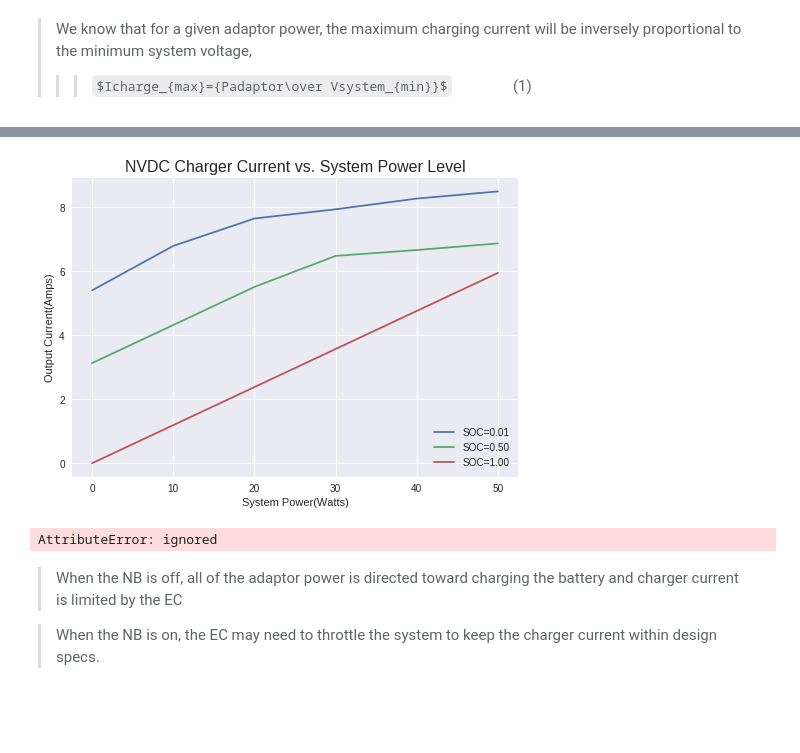
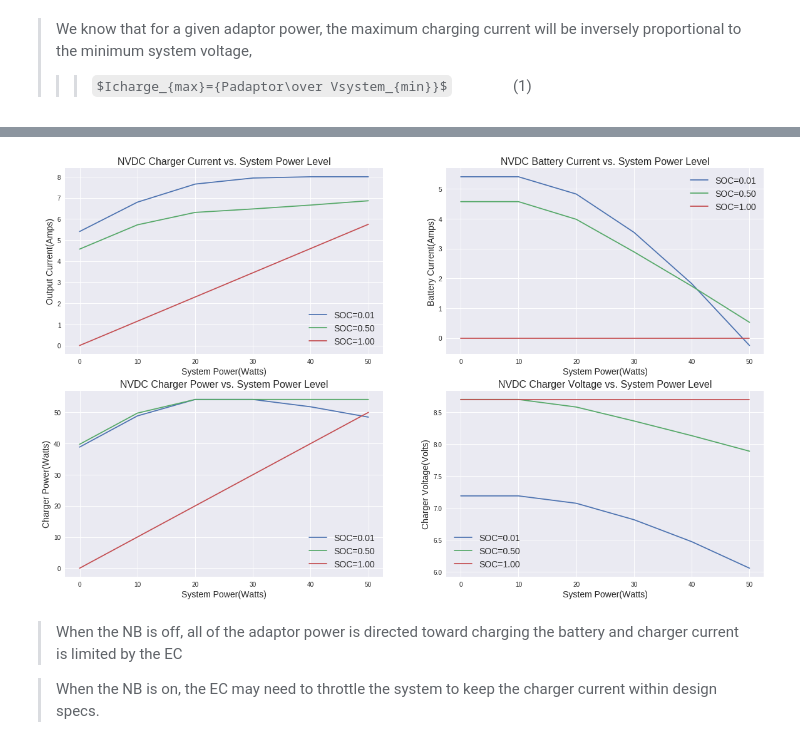
Before and after one commit to grkidwell/nvdc_batterycharger, a Jupyter notebook: max_charge_current.ipynb, the cells around one changed output, grey strips where cells are left out. Cells and saved outputs as stored; diff of their text form; code cells hidden in the pictures; some formulas as TeX source; blank space fills up the shorter version.

```diff
--- a/max_charge_current.ipynb
+++ b/max_charge_current.ipynb
@@ -188,30 +185,0 @@ plt.show()
-# %%
-
-soclist = [0.01, 0.5, 1.0]
-syspwr = np.arange(0,60,10)
-
-for s in soclist:
-  chargercurrent = []
-  for p in syspwr:
-    chargercurrent.append(Charger(Adaptor(60,20),Battery(2,50,soc=s),psystem=p, imax=8.5).iout)
-  plt.plot(syspwr,chargercurrent,label="SOC=%3.2f" % (s))
-plt.xlabel("System Power(Watts)")
-plt.ylabel("Output Current(Amps)")
-plt.title("NVDC Charger Current vs. System Power Level" , fontsize=16)
-plt.legend(ncol=1, loc='lower right')
-plt.show()
-# %% [output]
-[figure, removed]
-# %%
-xvar=np.arange(battery2S.vmin//1,(battery2S.vmax+1.5)//1,1)
-yvar=Padaptor/xvar
-plt.plot(xvar,yvar)
-plt.xlim(left=np.min(xvar), right=np.max(xvar))
-#plt.ylim(bottom=0,top=12)
-plt.ylabel("charging current(A)")
-plt.xlabel("system voltage(V)")
-plt.title("Charge Current vs. System Voltage at %2.0fW Adaptor Power" % (Padaptor), fontsize=16)
-#plt.legend(ncol=2, loc='lower left')
-plt.show()
-# %% [output]
-AttributeError: ignored
@@ -220,3 +186,50 @@ np.min(xvar)
+# %%
+ichargermax=8
+padaptor=60
+# %%
+#@title
+soclist = [0.01, 0.5, 1.0]
+syspwr = np.arange(0,padaptor,10)
+fig = plt.figure(figsize=(20,12))
+ax1 = fig.add_subplot(2,2,1)
+ax2 = fig.add_subplot(2,2,2)
+ax3 = fig.add_subplot(2,2,3)
+ax4 = fig.add_subplot(2,2,4)
+
+for s in soclist:
+  chargercurrent = []
+  batterycurrent = []
+  chargerpower = []
+  chargervoltage = []
+  for p in syspwr:
+    chargercurrent.append(Charger(Adaptor(padaptor,20),Battery(2,50,soc=s),psystem=p, imax=ichargermax).iout)
+    batterycurrent.append(Charger(Adaptor(padaptor,20),Battery(2,50,soc=s),psystem=p, imax=ichargermax).icharge)
+    chargerpower.append(Charger(Adaptor(padaptor,20),Battery(2,50,soc=s),psystem=p, imax=ichargermax).pout)
+    chargervoltage.append(Charger(Adaptor(padaptor,20),Battery(2,50,soc=s),psystem=p, imax=ichargermax).vsys)
+  ax1.plot(syspwr,chargercurrent,label="SOC=%3.2f" % (s))
+  ax2.plot(syspwr,batterycurrent,label="SOC=%3.2f" % (s))
+  ax3.plot(syspwr,chargerpower,label="SOC=%3.2f" % (s))
+  ax4.plot(syspwr,chargervoltage,label="SOC=%3.2f" % (s))
+ax1.set_xlabel("System Power(Watts)", size=14)
+ax1.set_ylabel("Output Current(Amps)", size=14)
+ax1.set_title("NVDC Charger Current vs. System Power Level" , fontsize=16)
+ax1.legend(ncol=1, loc='lower right', fontsize=14)
+ax2.set_xlabel("System Power(Watts)", size=14)
+ax2.set_ylabel("Battery Current(Amps)", size=14)
+ax2.set_title("NVDC Battery Current vs. System Power Level" , fontsize=16)
+ax2.legend(ncol=1, loc='upper right', fontsize=14)
+ax3.set_xlabel("System Power(Watts)", size=14)
+ax3.set_ylabel("Charger Power(Watts)", size=14)
+ax3.set_title("NVDC Charger Power vs. System Power Level" , fontsize=16)
+ax3.legend(ncol=1, loc='lower right', fontsize=14)
+ax4.set_xlabel("System Power(Watts)", size=14)
+ax4.set_ylabel("Charger Voltage(Volts)", size=14)
+ax4.set_title("NVDC Charger Voltage vs. System Power Level" , fontsize=16)
+ax4.legend(ncol=1, loc='lower left', fontsize=14)
+
+plt.show()
+# %% [output]
+[figure, added]
 # %% [markdown]
 > When the NB is off, all of the adaptor power is directed toward charging the battery and charger current is limited by the EC
 
```
Also changed, not shown: parts of 11 cells of this notebook.
